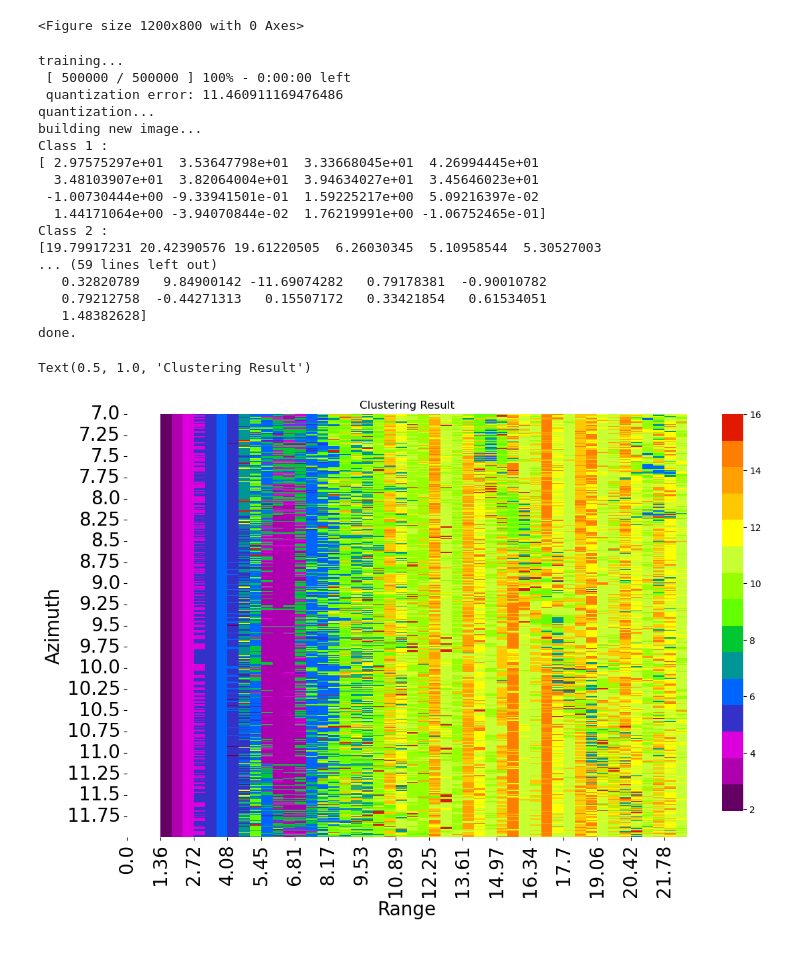
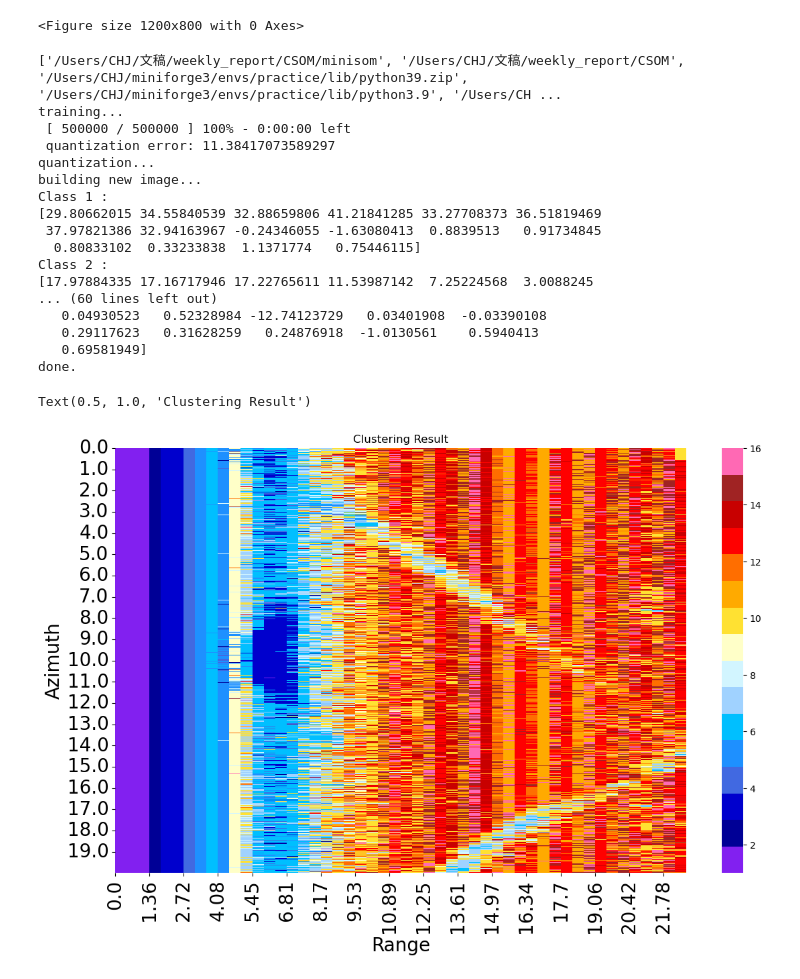
Before and after one commit to 944750720/CSOM, a Jupyter notebook: minisom_cluster_8ch.ipynb, the cells around one changed output. Cells and saved outputs as stored; diff of their text form; code cells hidden in the pictures.

```diff
--- a/minisom_cluster_8ch.ipynb
+++ b/minisom_cluster_8ch.ipynb
@@ -4,7 +4,8 @@ from skimage import io
 import matplotlib.pyplot as plt
 import matplotlib.cm as cm
 import seaborn as sns
-import sys
+# import sys
+# sys.path.append('/Users/CHJ/文稿/weekly_report/CSOM/minisom')
 import cmaps
 "push test"
 'local_main rename test'
@@ -29,7 +30,8 @@ filename = "fft_data"
 fft_data = sa.read_fft_data(filename)
 data = sa.code_V_convert(fft_data)
 raw_data = sa.get_raw_data(data)
-index = [700, 1200, 0, 50]
+# index = [700, 1200, 0, 50]
+index = [0, 2000, 0, 50]
 az_s_index = index[0]
 az_e_index = index[1]
 az_len = az_e_index - az_s_index
@@ -94,11 +96,10 @@ amp_phase_16_column = np.reshape(amp_phase, (-1, 16))
 # %% [output]
 <Figure size 1200x800 with 0 Axes>
 # %%
-from minisom import MiniSom
-
-import numpy as np
-import matplotlib.pyplot as plt
-%matplotlib inline
+import sys
+sys.path.insert(0,'/Users/CHJ/文稿/weekly_report/CSOM/minisom') # when the module name is same as built-in module, can not use from ... import ...
+print(sys.path)
+import minisom
 
 # # read the image
 # img = plt.imread('tree.jpg')
@@ -109,11 +110,11 @@ pixels = amp_phase_16_column
 
 # SOM initialization and training
 print('training...')
-som = MiniSom(4, 4, 16, sigma=1.,
-              learning_rate=1, neighborhood_function='bubble')
+som = minisom.MiniSom(4, 4, 16, sigma=1.,
+              learning_rate=0.9, neighborhood_function='bubble')
 som.random_weights_init(pixels)
 starting_weights = som.get_weights().copy()  # saving the starting weights
-som.train(pixels, 500000, random_order=True, verbose=True)
+som.train(pixels, 5, random_order=True, verbose=True, use_epochs=True)
 
 print('quantization...')
 qnt = som.quantization(pixels)  # quantize each pixels of the image
@@ -204,42 +205,42 @@ print('done.')
 #     plt.title("Clustering Result")
 #     plt.savefig('phase_' +str(j)+ ".pdf", format = "pdf", bbox_inches = 'tight')
 
 all_font = 20
 plt.figure(figsize=(12, 8))
 # my_cmap = cmaps.precip2_15lev
 # my_cmap.set_under('w')
-sns.heatmap(class_labels, cmap=cmaps.precip2_15lev)
+sns.heatmap(class_labels, cmap=cmaps.amwg_blueyellowred)
 name = ["", "range [m]", "azimuth [s]"]
 dx = d_tau * light_speed / 2 / 2
 dy = 0.01
 x_step = int(rg_len / 25) + 1
 y_step = int(az_len / 20)
 plt.xticks(np.arange(0, rg_e_index - rg_s_index, step = x_step), np.round(np.arange(rg_s_index * dx, rg_e_index * dx, step = dx * x_step), 2), fontsize = all_font, rotation = 90)
 plt.yticks(np.arange(0, az_e_index - az_s_index, step = y_step), np.round(np.arange(az_s_index * dy, az_e_index * dy, step = dy * y_step), 2), fontsize = all_font)
 plt.title(name[0])
 plt.xlabel(name[1], fontsize = all_font)
 plt.ylabel(name[2], fontsize = all_font)
 plt.tight_layout()
 plt.xlabel("Range")
 plt.ylabel("Azimuth")
 plt.title("Clustering Result")
 # %% [output]
+['/Users/CHJ/文稿/weekly_report/CSOM/minisom', '/Users/CHJ/文稿/weekly_report/CSOM', '/Users/CHJ/miniforge3/envs/practice/lib/python39.zip', '/Users/CHJ/miniforge3/envs/practice/lib/python3.9', '/Users/CH ...
 training...
  [ 500000 / 500000 ] 100% - 0:00:00 left
- quantization error: 11.460911169476486
+ quantization error: 11.38417073589297
 quantization...
 building new image...
 Class 1 :
-[ 2.97575297e+01  3.53647798e+01  3.33668045e+01  4.26994445e+01
-  3.48103907e+01  3.82064004e+01  3.94634027e+01  3.45646023e+01
- -1.00730444e+00 -9.33941501e-01  1.59225217e+00  5.09216397e-02
-  1.44171064e+00 -3.94070844e-02  1.76219991e+00 -1.06752465e-01]
+[29.80662015 34.55840539 32.88659806 41.21841285 33.27708373 36.51819469
+ 37.97821386 32.94163967 -0.24346055 -1.63080413  0.8839513   0.91734845
+  0.80833102  0.33233838  1.1371774   0.75446115]
 Class 2 :
-[19.79917231 20.42390576 19.61220505  6.26030345  5.10958544  5.30527003
-... (59 lines left out)
-   0.32820789   9.84900142 -11.69074282   0.79178381  -0.90010782
-   0.79212758  -0.44271313   0.15507172   0.33421854   0.61534051
-   1.48382628]
+[17.97884335 17.16717946 17.22765611 11.53987142  7.25224568  3.0088245
+... (60 lines left out)
+   0.04930523   0.52328984 -12.74123729   0.03401908  -0.03390108
+   0.29117623   0.31628259   0.24876918  -1.0130561    0.5940413
+   0.69581949]
 done.
 Text(0.5, 1.0, 'Clustering Result')
-[figure, old version]
+[figure, new version]
```
Also changed, not shown: parts of 1 cell of this notebook, 4 other files.
